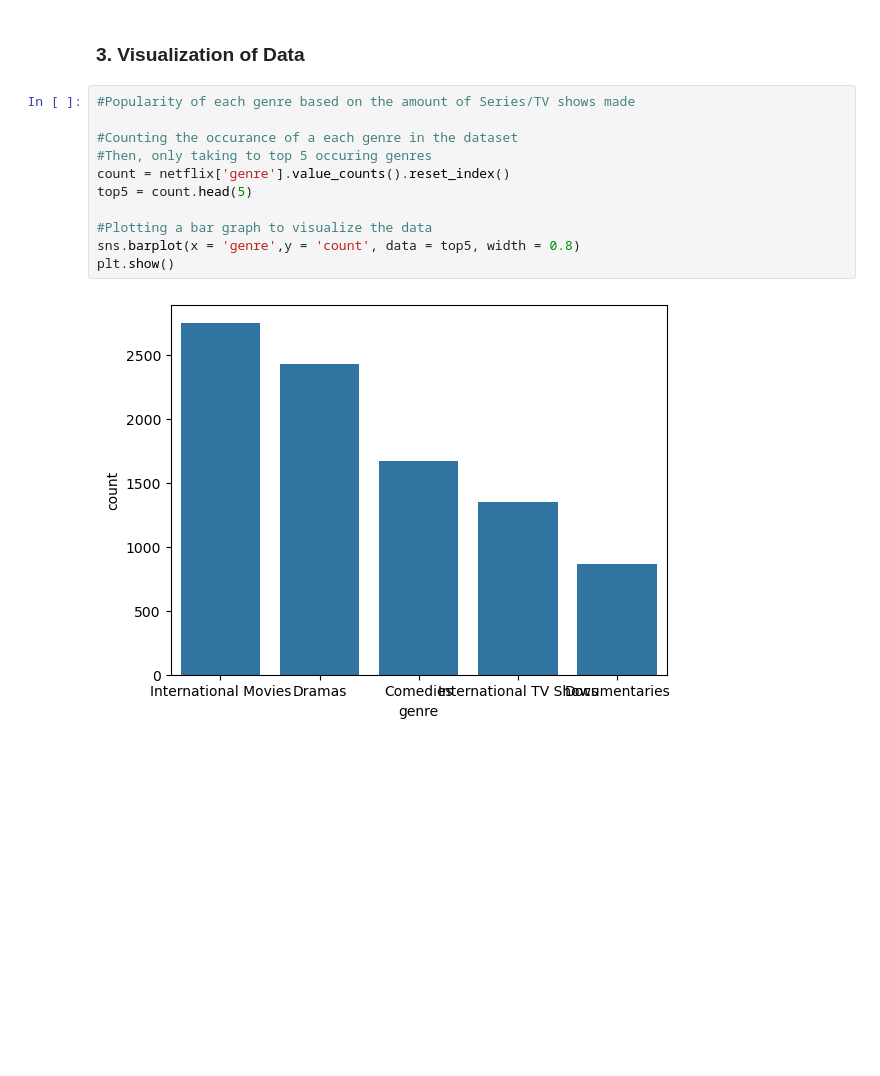
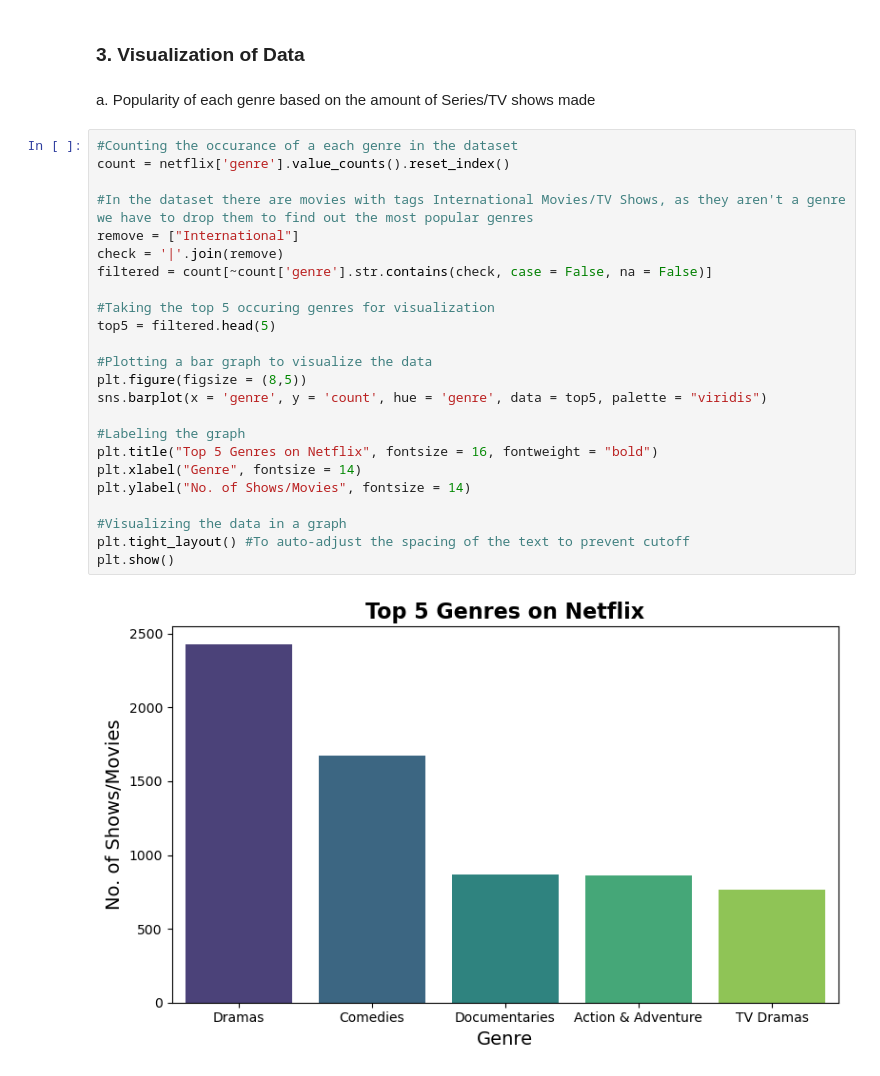
Before and after one commit to palden0929/netflix-dataset-analysis, a Jupyter notebook: netflix_data_analysis.ipynb, the cells around one changed output. Drawn from its saved outputs; the diff is of its cells as text; blank space fills up the shorter version.

```diff
--- a/netflix_data_analysis.ipynb
+++ b/netflix_data_analysis.ipynb
@@ -153,16 +152,31 @@ netflix = netflix.explode('genre')
 netflix['genre'] = netflix['genre'].str.strip()
 # %% [markdown]
 ### 3. Visualization of Data
+# %% [markdown]
+a. Popularity of each genre based on the amount of Series/TV shows made
 # %%
-#Popularity of each genre based on the amount of Series/TV shows made
+#Counting the occurance of a each genre in the dataset
+count = netflix['genre'].value_counts().reset_index()
 
-#Counting the occurance of a each genre in the dataset
-#Then, only taking to top 5 occuring genres
-count = netflix['genre'].value_counts().reset_index()
-top5 = count.head(5)
+#In the dataset there are movies with tags International Movies/TV Shows, as they aren't a genre we have to drop them to find out the most popular genres
+remove = ["International"]
+check = '|'.join(remove)
+filtered = count[~count['genre'].str.contains(check, case = False, na = False)]
+
+#Taking the top 5 occuring genres for visualization
+top5 = filtered.head(5)
 
 #Plotting a bar graph to visualize the data
-sns.barplot(x = 'genre',y = 'count', data = top5, width = 0.8)
+plt.figure(figsize = (8,5))
+sns.barplot(x = 'genre', y = 'count', hue = 'genre', data = top5, palette = "viridis")
+
+#Labeling the graph
+plt.title("Top 5 Genres on Netflix", fontsize = 16, fontweight = "bold")
+plt.xlabel("Genre", fontsize = 14)
+plt.ylabel("No. of Shows/Movies", fontsize = 14)
+
+#Visualizing the data in a graph
+plt.tight_layout() #To auto-adjust the spacing of the text to prevent cutoff
 plt.show()
 # %% [output]
-[figure, old version]
+[figure, new version]
```
Also changed, not shown: parts of 6 cells of this notebook.
